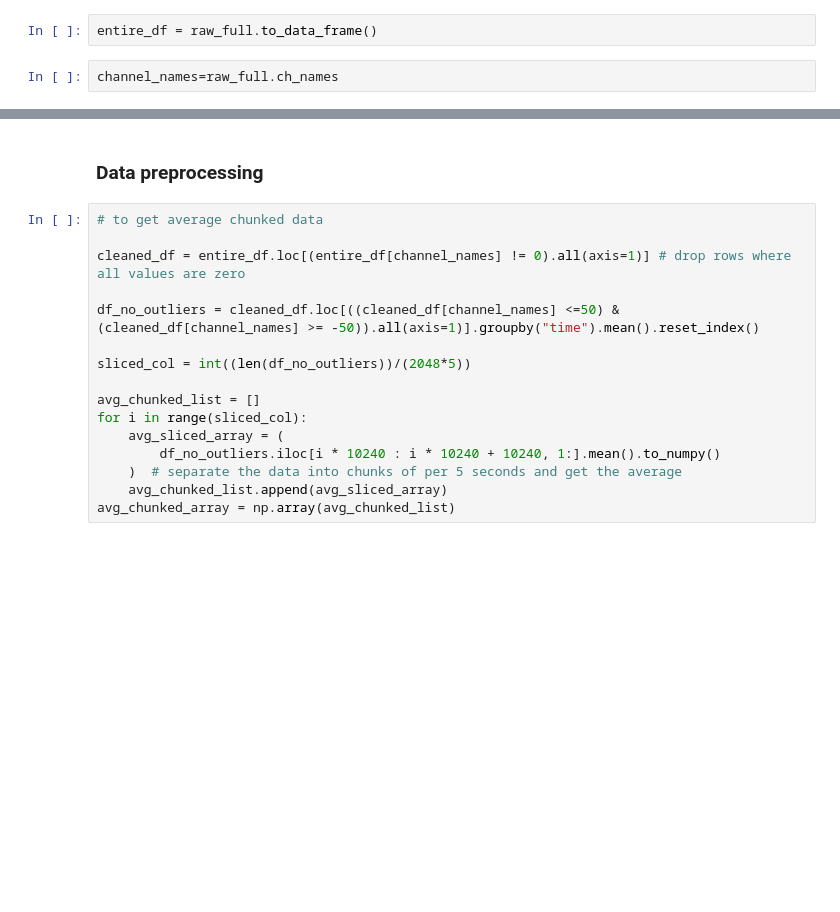
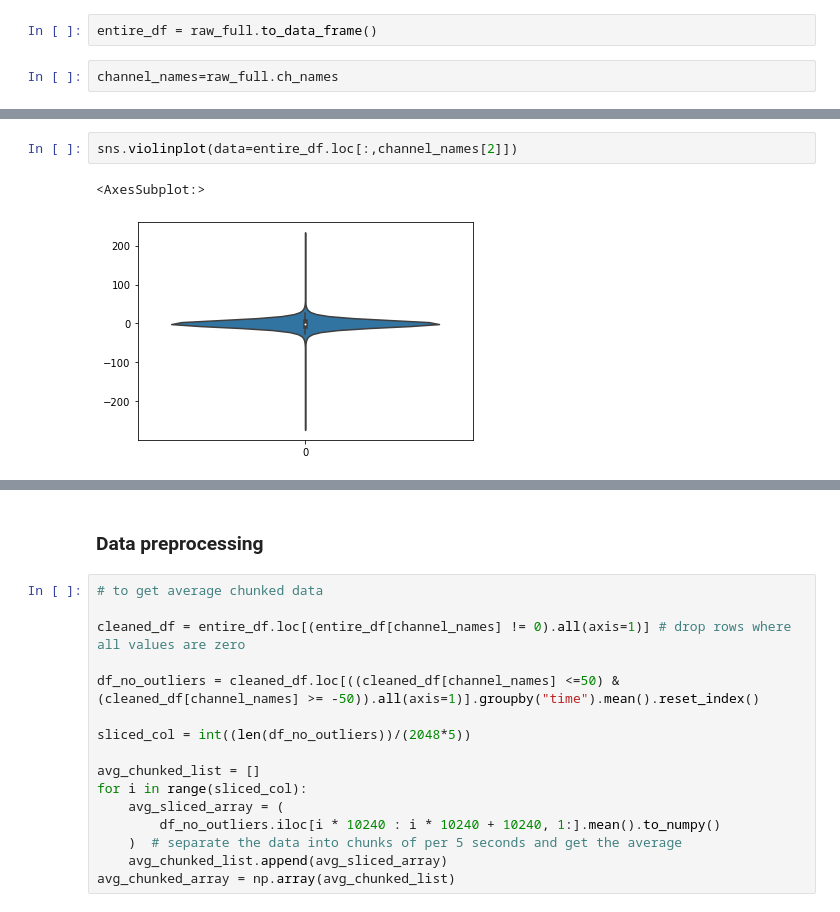
Before and after one commit to UBC-MDS/simpl_eeg_capstone, a Jupyter notebook: src/clustering/HMM.ipynb, the cells around one changed output, grey strips where cells are left out. Saved outputs shown, nothing was run; the diff lists cells and outputs as text; blank space fills up the shorter version.

```diff
--- a/src/clustering/HMM.ipynb
+++ b/src/clustering/HMM.ipynb
@@ -299,0 +39,5 @@ channel_names=raw_full.ch_names
+# %%
+sns.violinplot(data=entire_df.loc[:,channel_names[2]])
+# %% [output]
+<AxesSubplot:>
+[figure, added]
```
Also changed, not shown: parts of 27 cells of this notebook.
